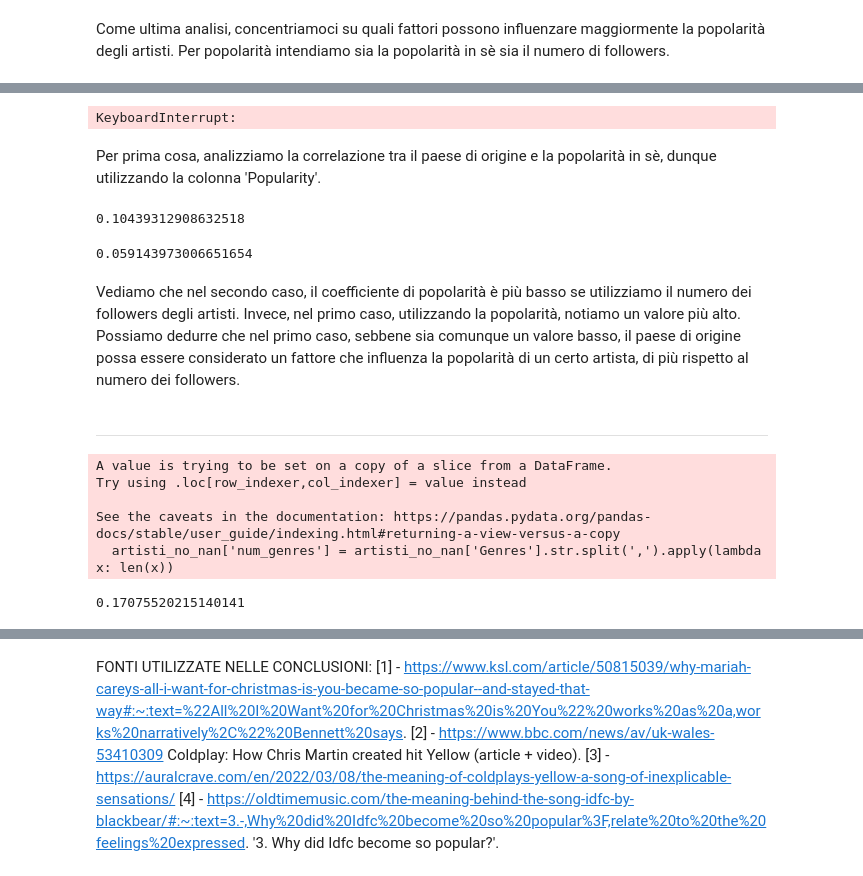
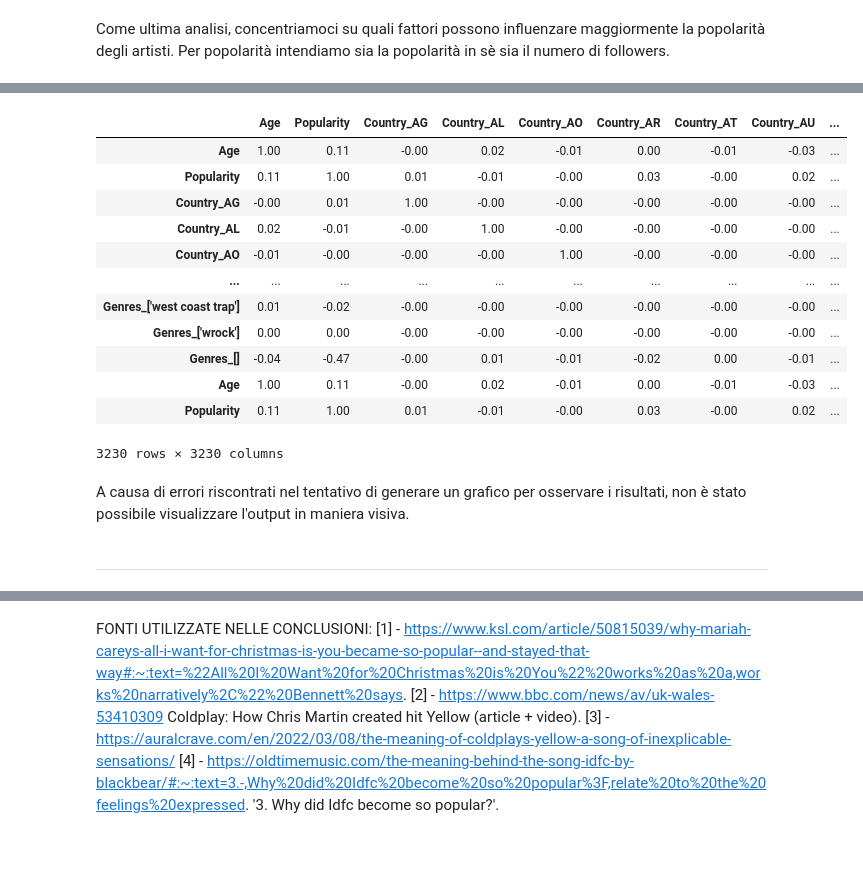
Before and after one commit to michelaminichini/Laboratorio-Big-Data-Progetto-2023, a Jupyter notebook: artists-top_songs.ipynb, the cells around one changed output, grey strips where cells are left out. Cells and saved outputs as stored; diff of their text form; code cells hidden in the pictures; blank space fills up the shorter version.

Commit message:
tentativo fallito per heatmap, rimettere dati coefficiente correlazione

```diff
--- a/artists-top_songs.ipynb
+++ b/artists-top_songs.ipynb
@@ -540,6 +542,8 @@ Per quanto riguarda gli anni 90, l'inaspettato dominio della canzone dell'artist
 -----------------------------------------------------------------------------------
 # %% [markdown]
 Come ultima analisi, concentriamoci su quali fattori possono influenzare maggiormente la popolarità degli artisti. Per popolarità intendiamo sia la popolarità in sè sia il numero di followers.
+# %%
+features_selezionate = artisti_no_nan[['Age', 'Country', 'Genres', 'Popularity']]
 # %%
-encoded_dataframe = pd.get_dummies(artisti_no_nan[['Country', 'Genres']])
-numerical_features = pd.concat([encoded_dataframe, artisti_no_nan[['Age', 'Popularity']]], axis=1)
+encoded_dataframe = pd.get_dummies(features_selezionate, columns=['Country', 'Genres'])
+numerical_features = pd.concat([encoded_dataframe, features_selezionate[['Age', 'Popularity']]], axis=1)
@@ -550,32 +550,21 @@ Utilizziamo un grafico heat map per osservare i risultati delle precedenti opera
-# %%
-plt.figure(figsize=(12,10))
-sns.heatmap(correlation_matrix, annot=True, cmap='coolwarm', fmt='.2f', xticklabels=5, yticklabels=5)
-# %% [output]
-KeyboardInterrupt:
-# %% [markdown]
-Per prima cosa, analizziamo la correlazione tra il paese di origine e la popolarità in sè, dunque utilizzando la colonna 'Popularity'.
-# %%
-correlation_2 = artisti_no_nan['Country'].astype('category').cat.codes.corr(artisti_no_nan['Popularity'])
-correlation_2
-# %% [output]
-0.10439312908632518
-# %%
-correlation_2 = artisti_no_nan['Country'].astype('category').cat.codes.corr(artisti_no_nan['Followers'])
-correlation_2
-# %% [output]
-0.059143973006651654
-# %% [markdown]
-Vediamo che nel secondo caso, il coefficiente di popolarità è più basso se utilizziamo il numero dei followers degli artisti. Invece, nel primo caso, utilizzando la popolarità, notiamo un valore più alto. Possiamo dedurre che nel primo caso, sebbene sia comunque un valore basso, il paese di origine possa essere considerato un fattore che influenza la popolarità di un certo artista, di più rispetto al numero dei followers.
+# %%
+rounded_corr_matrix = numerical_features.corr().round(2)
+rounded_corr_matrix
+# %% [output]
+|  | Age | Popularity | Country_AG | Country_AL | Country_AO | Country_AR | Country_AT | Country_AU | ... |
+| Age | 1.00 | 0.11 | -0.00 | 0.02 | -0.01 | 0.00 | -0.01 | -0.03 | ... |
+| Popularity | 0.11 | 1.00 | 0.01 | -0.01 | -0.00 | 0.03 | -0.00 | 0.02 | ... |
+| Country_AG | -0.00 | 0.01 | 1.00 | -0.00 | -0.00 | -0.00 | -0.00 | -0.00 | ... |
+| Country_AL | 0.02 | -0.01 | -0.00 | 1.00 | -0.00 | -0.00 | -0.00 | -0.00 | ... |
+| Country_AO | -0.01 | -0.00 | -0.00 | -0.00 | 1.00 | -0.00 | -0.00 | -0.00 | ... |
+| ... | ... | ... | ... | ... | ... | ... | ... | ... | ... |
+| Genres_['west coast trap'] | 0.01 | -0.02 | -0.00 | -0.00 | -0.00 | -0.00 | -0.00 | -0.00 | ... |
+| Genres_['wrock'] | 0.00 | 0.00 | -0.00 | -0.00 | -0.00 | -0.00 | -0.00 | -0.00 | ... |
+| Genres_[] | -0.04 | -0.47 | -0.00 | 0.01 | -0.01 | -0.02 | 0.00 | -0.01 | ... |
+| Age | 1.00 | 0.11 | -0.00 | 0.02 | -0.01 | 0.00 | -0.01 | -0.03 | ... |
+| Popularity | 0.11 | 1.00 | 0.01 | -0.01 | -0.00 | 0.03 | -0.00 | 0.02 | ... |
+3230 rows × 3230 columns
+# %% [markdown]
+A causa di errori riscontrati nel tentativo di generare un grafico per osservare i risultati, non è stato possibile visualizzare l'output in maniera visiva.
 # %% [markdown]
 --------------------------------------------------------------------------------------
-# %%
-artisti_no_nan['num_genres'] = artisti_no_nan['Genres'].str.split(',').apply(lambda x: len(x))
-correlation_3 = artisti_no_nan['num_genres'].corr(artisti_no_nan['Followers'])
-correlation_3
-# %% [output]
-A value is trying to be set on a copy of a slice from a DataFrame.
-Try using .loc[row_indexer,col_indexer] = value instead
-
-See the caveats in the documentation: https://pandas.pydata.org/pandas-docs/stable/user_guide/indexing.html#returning-a-view-versus-a-copy
-  artisti_no_nan['num_genres'] = artisti_no_nan['Genres'].str.split(',').apply(lambda x: len(x))
-0.17075520215140141
```
Also changed, not shown: parts of 8 cells of this notebook.
